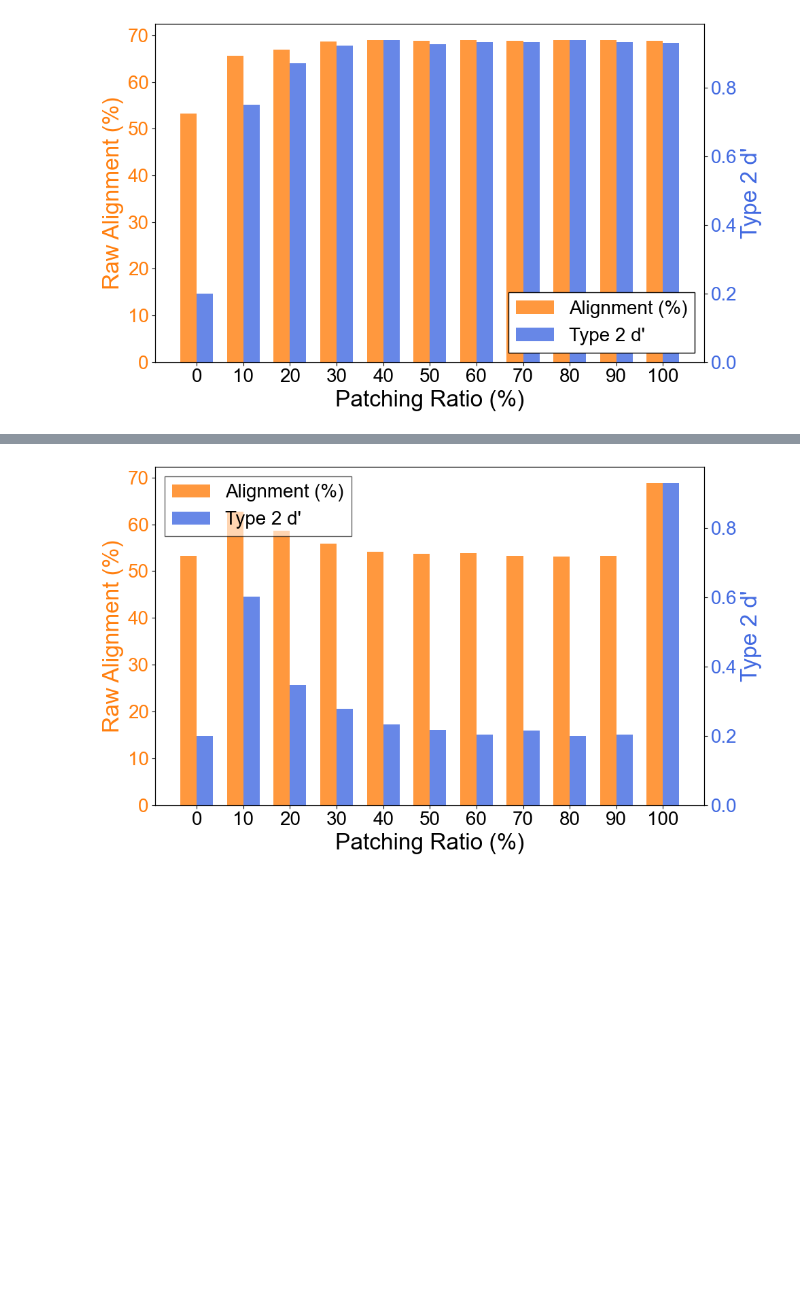
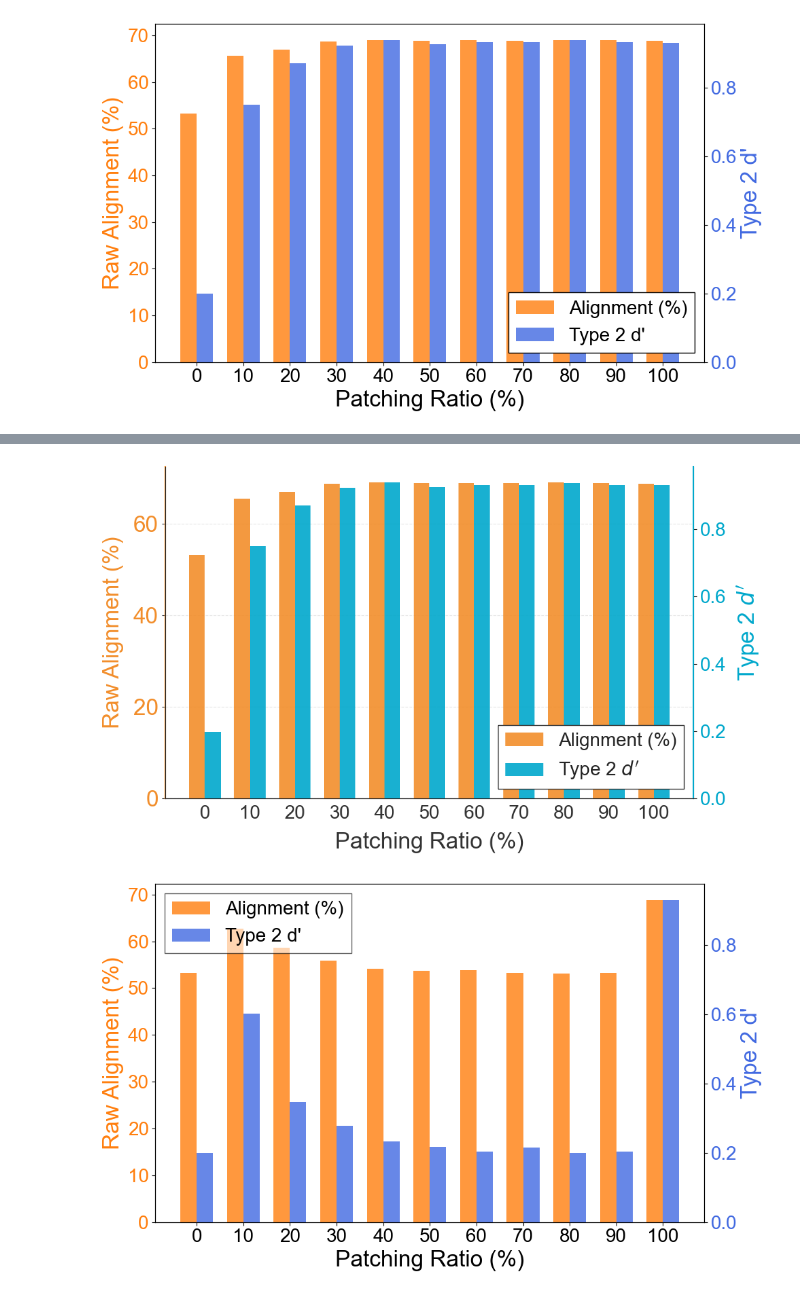
Before and after one commit to cosmoquester/ESMA, a Jupyter notebook: notebooks/plot_patching.ipynb, the cells around one changed output, grey strips where cells are left out. Saved outputs shown, nothing was run; the diff lists cells and outputs as text; code cells hidden in the pictures; blank space fills up the shorter version.

Commit message:
chore: update color tones

```diff
--- a/notebooks/plot_patching.ipynb
+++ b/notebooks/plot_patching.ipynb
@@ -6,6 +6,11 @@ from matplotlib import font_manager
 font_manager.fontManager.addfont('fonts/Helvetica.ttc')
 font_manager.fontManager.addfont('fonts/HelveticaNeue.ttc')
 font_manager.fontManager.addfont('fonts/Arial.ttf')
+plt.rcParams['text.color'] = '#333333'
+plt.rcParams['axes.labelcolor'] = '#333333'
+plt.rcParams['xtick.color'] = '#333333'
+plt.rcParams['ytick.color'] = '#333333'
+
 
 plt.rcParams['font.family'] = 'sans-serif'
 plt.rcParams['font.sans-serif'] = [
@@ -130,3 +135,83 @@ plt.savefig("figures/weight-change-effect.pdf", dpi=300)
 plt.show()
 # %% [output]
 [figure]
+# %%
+import matplotlib.pyplot as plt
+import numpy as np
+import seaborn as sns
+
+# 2. Style Configuration
+# Use seaborn style defaults for better font rendering and grid
+sns.set_style("white")
+plt.rcParams.update({'font.family': 'sans-serif'})
+
+fig, ax1 = plt.subplots(figsize=(10, 6))
+
+x = np.arange(len(patching_ratio))
+width = 0.35
+
+# 3. Define Elegant Colors (Hex codes)
+# A deep slate blue for Alignment
+c_align = '#F28E2B'
+# A muted terracotta/coral for d'
+c_dprime = '#00a8cc'
+
+# --- Axis 1: Alignment (Bars) ---
+bars1 = ax1.bar(x - width/2, alignment, width,
+                label="Alignment (%)", color=c_align,
+                edgecolor='white', linewidth=0, alpha=0.9, zorder=3)
+
+ax1.set_xlabel('Patching Ratio (%)', fontsize=24, labelpad=10, color='#333333')
+ax1.set_ylabel('Raw Alignment (%)', color=c_align, fontsize=24, labelpad=10)
+ax1.set_xticks(x)
+ax1.set_xticklabels(patching_ratio, fontsize=20, color='#333333')
+ax1.tick_params(axis='y', labelcolor=c_align, labelsize=24)
+ax1.tick_params(axis='x', labelsize=20)
+
+# Set Y-limits with some padding for aesthetics
+# ax1.set_ylim(0, max(alignment) * 1.25)
+
+# --- Axis 2: Type 2 d' (Bars) ---
+ax2 = ax1.twinx()
+bars2 = ax2.bar(x + width/2, type2d, width,
+                label="Type 2 $d'$", color=c_dprime,
+                edgecolor='white', linewidth=0, alpha=0.9, zorder=3)
+
+ax2.set_ylabel("Type 2 $d'$", color=c_dprime, fontsize=24, labelpad=10)
+ax2.tick_params(axis='y', labelcolor=c_dprime, labelsize=20)
+# ax2.set_ylim(0, max(type2d) * 1.16)
+
+# --- Aesthetic Polishing ---
+# Add a grid behind the bars (zorder < 3)
+ax1.grid(axis='y', linestyle='--', alpha=0.5, zorder=0)
+
+# Remove top spines for a cleaner look
+ax1.spines['top'].set_visible(False)
+ax2.spines['top'].set_visible(False)
+
+# Make the visible spines match the data colors
+ax1.spines['left'].set_color(c_align)
+ax1.spines['left'].set_linewidth(1.5)
+ax2.spines['right'].set_color(c_dprime)
+ax2.spines['right'].set_linewidth(1.5)
+
+# --- Legend ---
+h1, l1 = ax1.get_legend_handles_labels()
+h2, l2 = ax2.get_legend_handles_labels()
+
+# Create a clean floating legend
+# legend = ax2.legend(h1+h2, l1+l2, loc='lower right', fontsize=20, frameon=False)
+legend = ax2.legend(h1+h2, l1+l2, loc='lower right', fontsize=20,
+                    fancybox=False, frameon=True, shadow=False,
+                    facecolor='white', edgecolor='black', framealpha=1.0)
+legend.set_zorder(10)
+legend.get_frame().set_facecolor('white')
+legend.get_frame().set_alpha(1.0)
+legend.get_frame().set_edgecolor('#333333')
+legend.get_frame().set_linewidth(1.0)
+
+
+plt.tight_layout()
+plt.savefig("figures/weight-change-effect.pdf", dpi=300, bbox_inches='tight', transparent=True)
+plt.show()
+# %% [output]
@@ -133,3 +220,4 @@ plt.show()
+[figure, added]
 # %%
 file_pattern = "../eval_outputs/patch2/triviaqa_qwen1.5-ml3-iter750_btm_{patch_rate}_validation_None.tsv"
 patch_rates = range(0, 101, 10)
```
Also changed, not shown: parts of 2 cells of this notebook, 5 other files.
